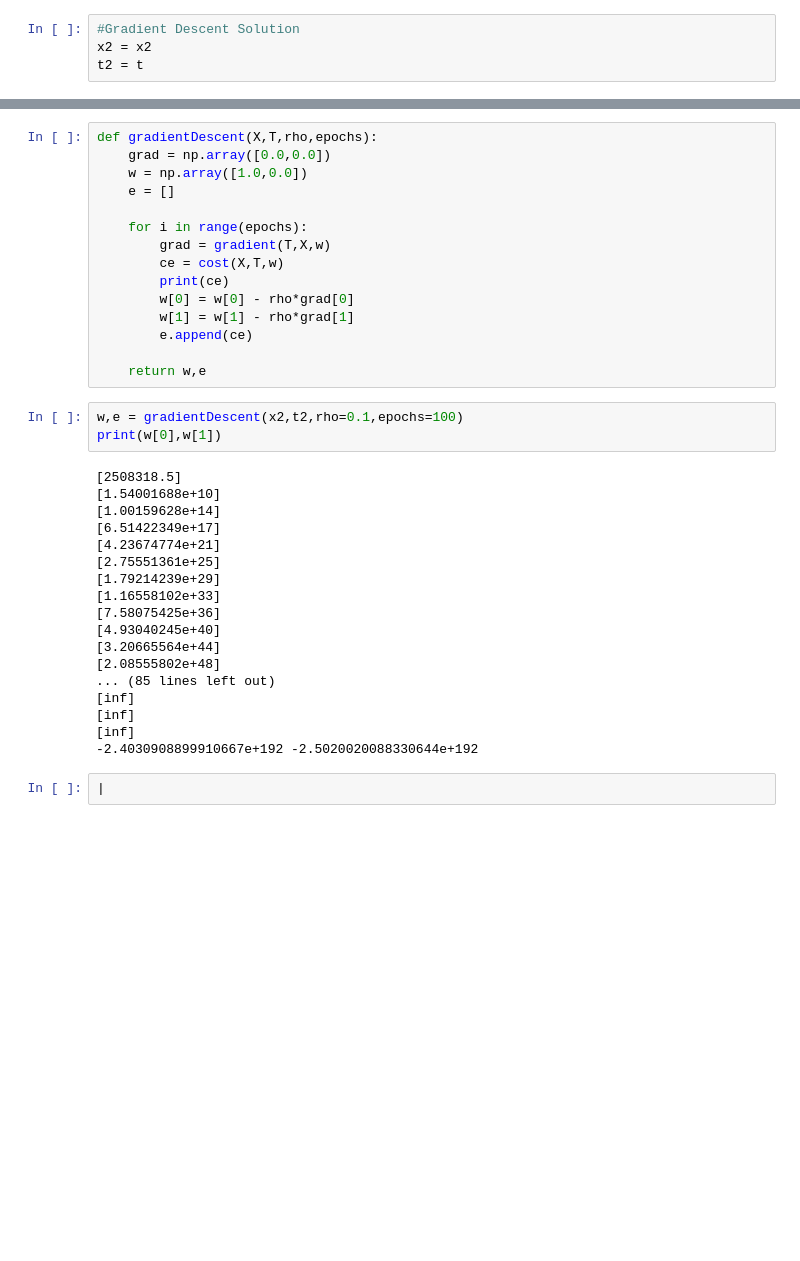
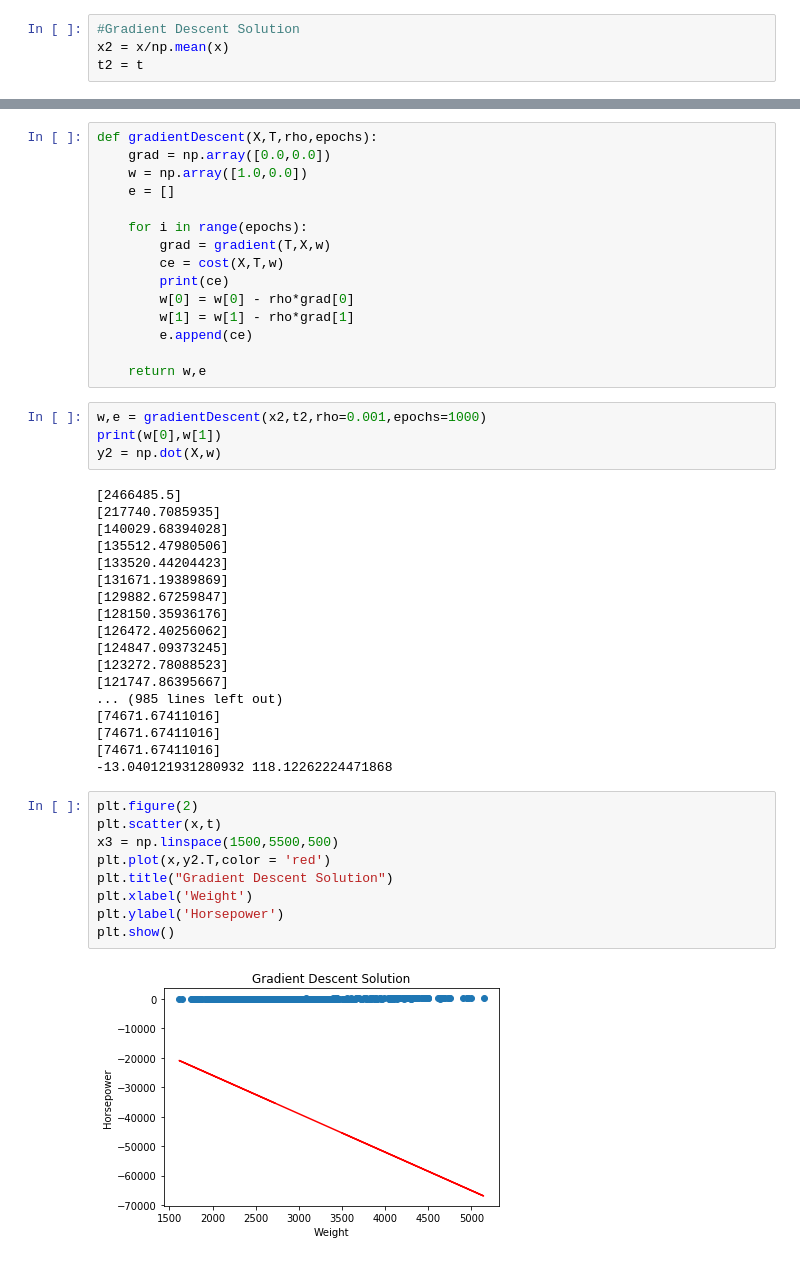
Before and after one commit to donpathirage/machine-learning-projects, a Jupyter notebook: Project1/CF.ipynb, the cells around one changed output, grey strips where cells are left out. Cells and saved outputs as stored; diff of their text form; blank space fills up the shorter version.

```diff
--- a/Project1/CF.ipynb
+++ b/Project1/CF.ipynb
@@ -54,7 +54,7 @@ plt.show()
 [figure]
 # %%
 #Gradient Descent Solution
-x2 = x2
+x2 = x/np.mean(x)
 t2 = t
 # %%
 def guess(w,x):
@@ -92,25 +92,35 @@ def gradientDescent(X,T,rho,epochs):
 
     return w,e
 # %%
-w,e = gradientDescent(x2,t2,rho=0.1,epochs=100)
+w,e = gradientDescent(x2,t2,rho=0.001,epochs=1000)
 print(w[0],w[1])
+y2 = np.dot(X,w)
 # %% [output]
-[2508318.5]
-[1.54001688e+10]
-[1.00159628e+14]
-[6.51422349e+17]
-[4.23674774e+21]
-[2.75551361e+25]
-[1.79214239e+29]
-[1.16558102e+33]
-[7.58075425e+36]
-[4.93040245e+40]
-[3.20665564e+44]
-[2.08555802e+48]
-... (85 lines left out)
-[inf]
-[inf]
-[inf]
--2.4030908899910667e+192 -2.5020020088330644e+192
+[2466485.5]
+[217740.7085935]
+[140029.68394028]
+[135512.47980506]
+[133520.44204423]
+[131671.19389869]
+[129882.67259847]
+[128150.35936176]
+[126472.40256062]
+[124847.09373245]
+[123272.78088523]
+[121747.86395667]
+... (985 lines left out)
+[74671.67411016]
+[74671.67411016]
+[74671.67411016]
+-13.040121931280932 118.12262224471868
-# %%
-|
+# %%
+plt.figure(2)
+plt.scatter(x,t)
+x3 = np.linspace(1500,5500,500)
+plt.plot(x,y2.T,color = 'red')
+plt.title("Gradient Descent Solution")
+plt.xlabel('Weight')
+plt.ylabel('Horsepower')
+plt.show()
+# %% [output]
+[figure, added]
```
